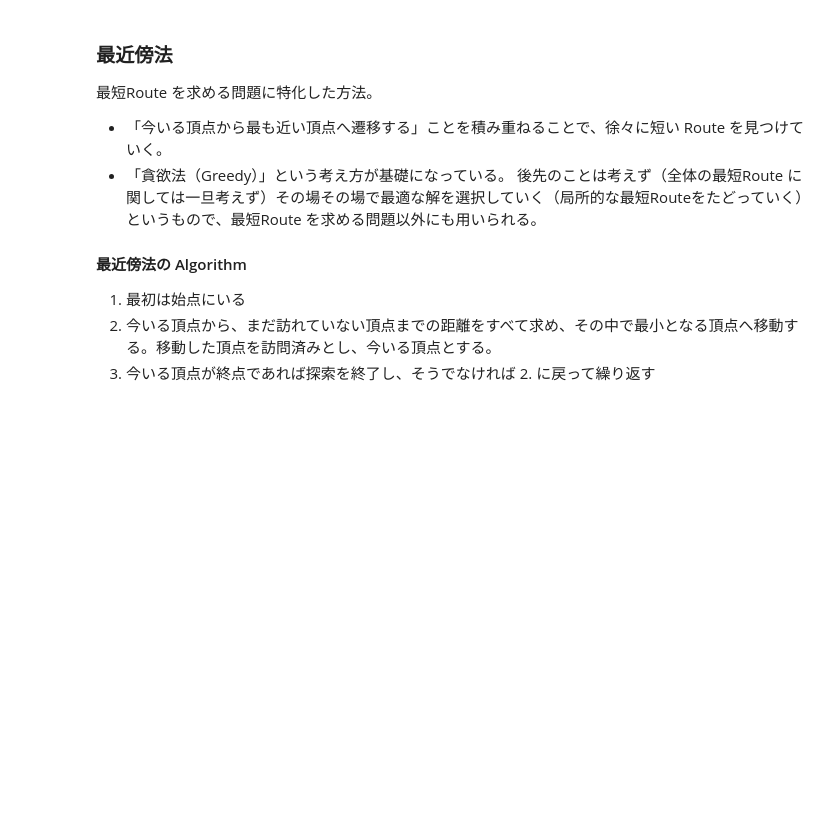
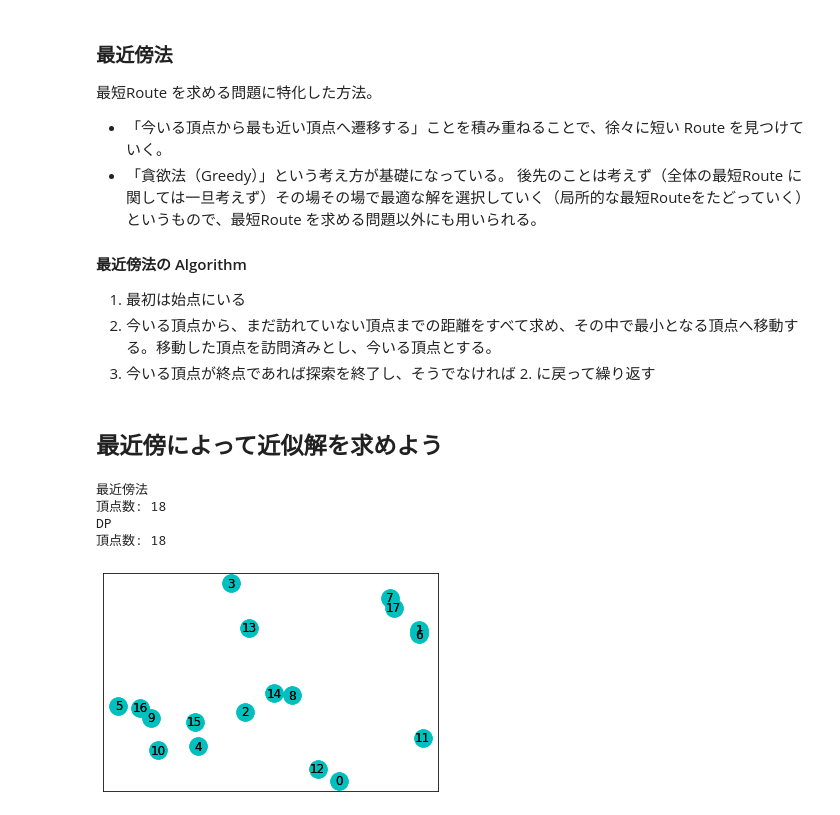
Before and after one commit to 1024xx4/math_programing_for_ai_and_ds, a Jupyter notebook: optimal_route.ipynb, the cells around one changed output. Drawn from its saved outputs; the diff is of its cells as text; code cells hidden in the pictures; blank space fills up the shorter version.

Commit message:
Visualize: 最近傍法によって近似解を求める#7

```diff
--- a/optimal_route.ipynb
+++ b/optimal_route.ipynb
@@ -339,3 +339,19 @@ g2.show_path(path)
 1. 最初は始点にいる
 2. 今いる頂点から、まだ訪れていない頂点までの距離をすべて求め、その中で最小となる頂点へ移動する。移動した頂点を訪問済みとし、今いる頂点とする。
 3. 今いる頂点が終点であれば探索を終了し、そうでなければ 2. に戻って繰り返す
+# %% [markdown]
+## 最近傍によって近似解を求めよう
+# %%
+# Graph class を定義し、倉庫（頂点）の座標を CSV file によって与える
+from t_s_p_nearest_neighbour import TSPNearestNeighbour
+
+print('最近傍法')
+g = TSPNearestNeighbour.from_csv('data/Chapter4/4_8_nodes.csv')
+print('DP')
+g2 = TSPDP.from_csv('data/Chapter4/4_8_nodes.csv')
+# %% [output]
+最近傍法
+頂点数: 18
+DP
+頂点数: 18
+[figure, added]
```
Also changed, not shown: parts of 14 cells of this notebook.
